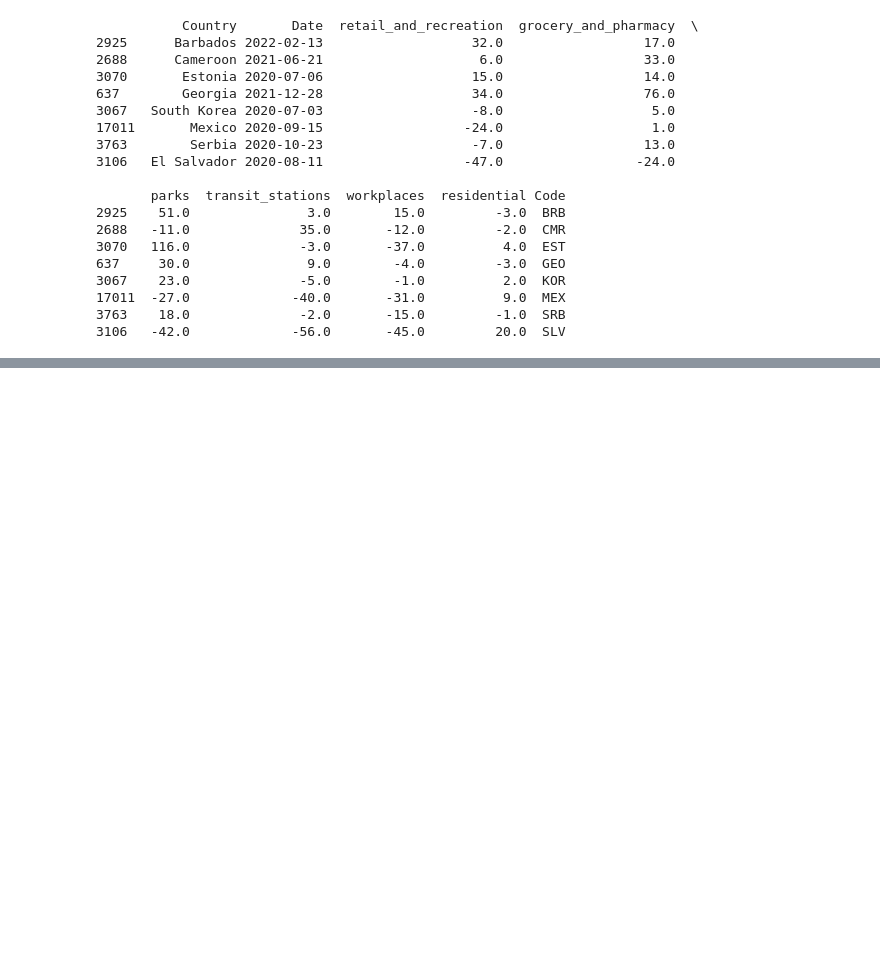
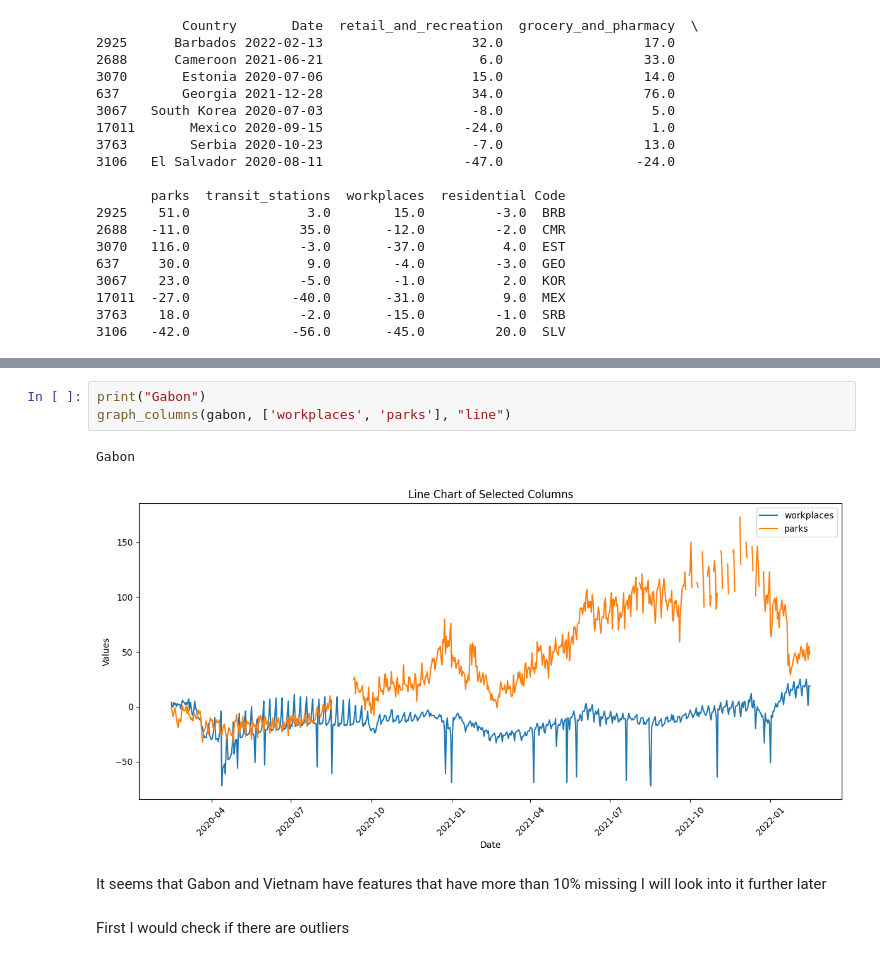
Before and after one commit to biogear13/country-factors-mobility, a Jupyter notebook: data_cleaning_and_feature_selection.ipynb, the cells around one changed output, grey strips where cells are left out. Drawn from its saved outputs; the diff is of its cells as text; blank space fills up the shorter version.

```diff
--- a/data_cleaning_and_feature_selection.ipynb
+++ b/data_cleaning_and_feature_selection.ipynb
@@ -859,0 +1015,10 @@ print(filtered_mobility.sample(frac = 0.0001, random_state = 1).compute())
+# %%
+print("Gabon")
+graph_columns(gabon, ['workplaces', 'parks'], "line")
+# %% [output]
+Gabon
+[figure, added]
+# %% [markdown]
+It seems that Gabon and Vietnam have features that have more than 10% missing I will look into it further later
+# %% [markdown]
+First I would check if there are outliers
```
Also changed, not shown: parts of 13 cells of this notebook.
